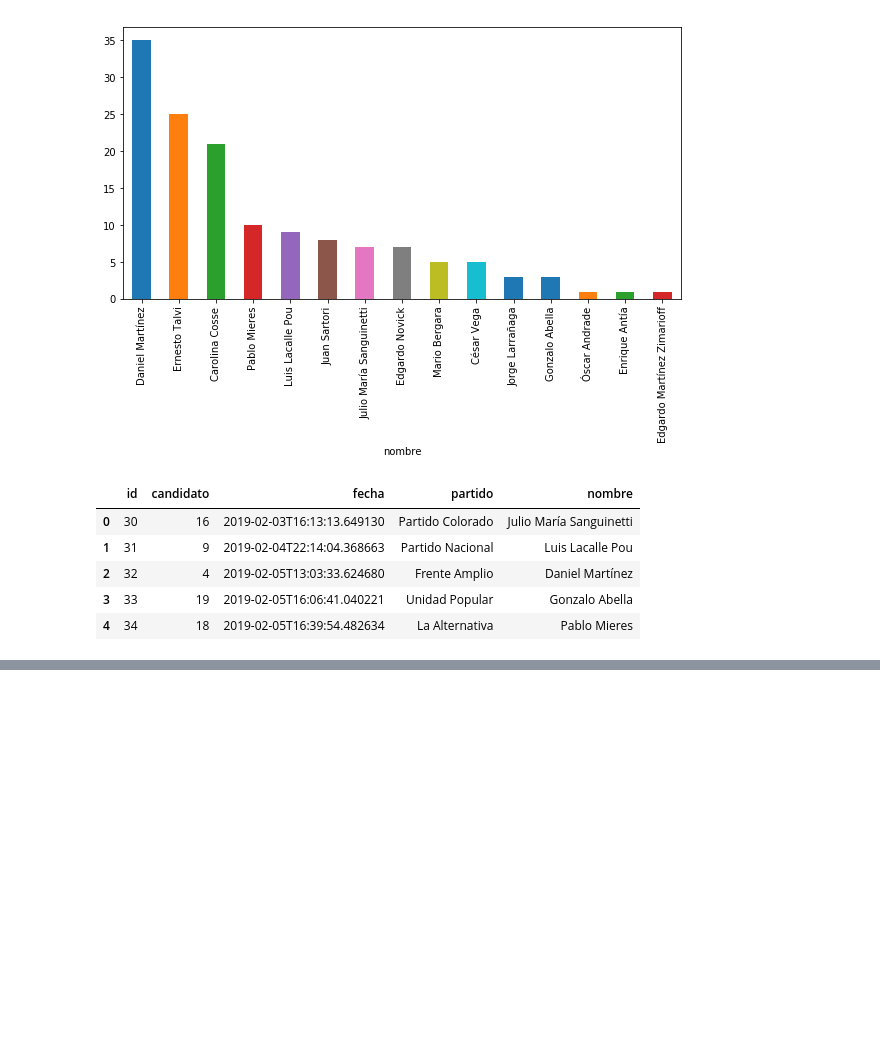
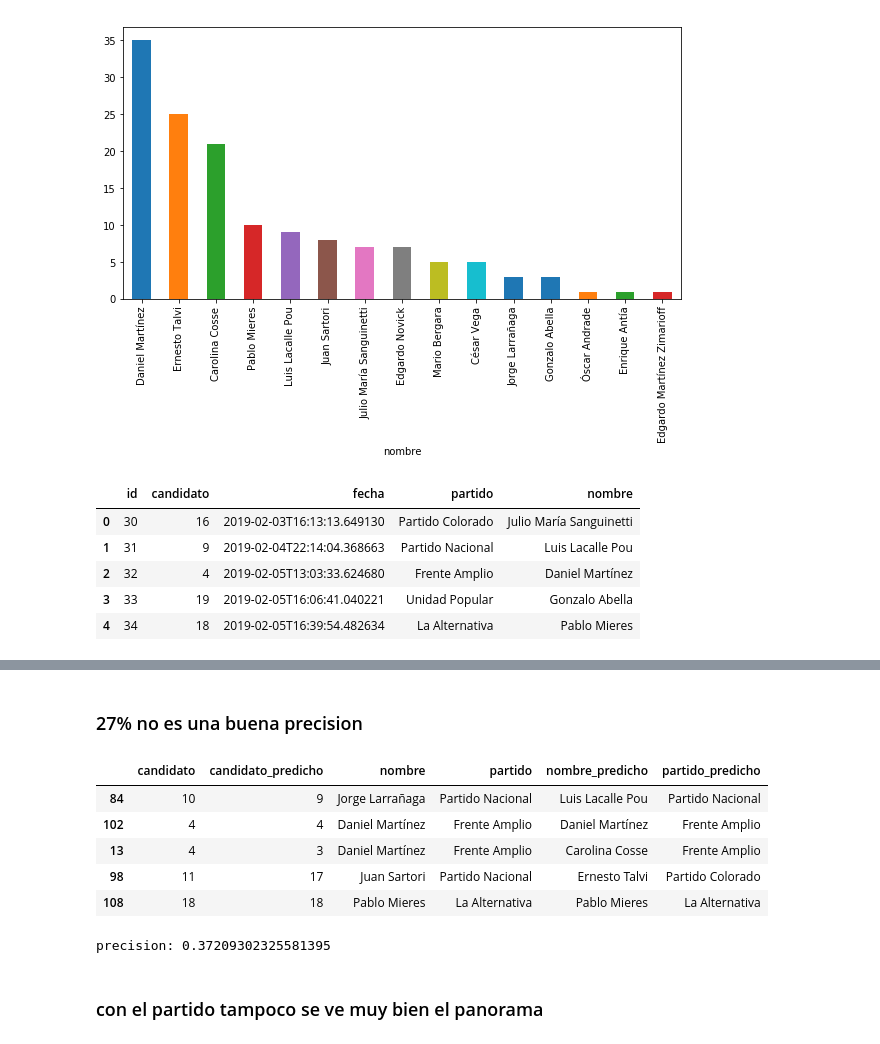
Before and after one commit to johnblanco/predictor_electoral, a Jupyter notebook: analisis respuestas.ipynb, the cells around one changed output, grey strips where cells are left out. Drawn from its saved outputs; the diff is of its cells as text; code cells hidden in the pictures; blank space fills up the shorter version.

```diff
--- a/analisis respuestas.ipynb
+++ b/analisis respuestas.ipynb
@@ -85,5 +81,0 @@ df.head()
-# %%
-data = {'resp1': [4,3,4,1,2],
-        'resp2': [5,5,3,5,5],
-        'candidato': ['candidato1','candidato1','candidato1','candidato2','candidato2']}
-df = pd.DataFrame.from_dict(data)
@@ -106,0 +95,21 @@ array(['candidato1'], dtype=object)
+# %% [markdown]
+### 27% no es una buena precision
+# %%
+df_test['nombre_predicho'] = df_test.candidato_predicho.apply(get_name)
+df_test['partido_predicho'] = df_test.candidato_predicho.apply(get_party)
+df_test[['candidato','candidato_predicho','nombre','partido','nombre_predicho','partido_predicho']].head()
+# %% [output]
+|  | candidato | candidato_predicho | nombre | partido | nombre_predicho | partido_predicho |
+| 84 | 10 | 9 | Jorge Larrañaga | Partido Nacional | Luis Lacalle Pou | Partido Nacional |
+| 102 | 4 | 4 | Daniel Martínez | Frente Amplio | Daniel Martínez | Frente Amplio |
+| 13 | 4 | 3 | Daniel Martínez | Frente Amplio | Carolina Cosse | Frente Amplio |
+| 98 | 11 | 17 | Juan Sartori | Partido Nacional | Ernesto Talvi | Partido Colorado |
+| 108 | 18 | 18 | Pablo Mieres | La Alternativa | Pablo Mieres | La Alternativa |
+# %%
+ok = len(df_test[df_test.partido_predicho == df_test.partido])
+precision = ok/len(df_test)
+print("precision: {}".format(precision))
+# %% [output]
+precision: 0.37209302325581395
+# %% [markdown]
+### con el partido tampoco se ve muy bien el panorama
```
Also changed, not shown: parts of 9 cells of this notebook, 2 other files.
